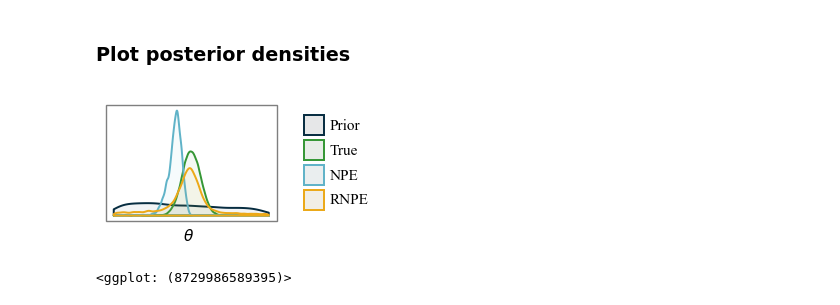
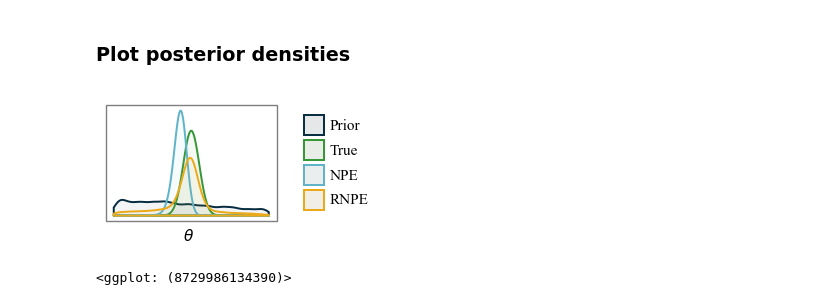
Before and after one commit to danielward27/rnpe, a Jupyter notebook: scripts/plots/plot_basic_example.ipynb, the cells around one changed output. Cells and saved outputs as stored; diff of their text form; code cells hidden in the pictures.

```diff
--- a/scripts/plots/plot_basic_example.ipynb
+++ b/scripts/plots/plot_basic_example.ipynb
@@ -115,30 +115,29 @@ txt = element_text(**font_kwargs)
 # %%
 import jax.numpy as jnp
 lims = jnp.quantile(true_posterior_samps, jnp.array([0.1, 0.9]))
-lims = [lims[0].item() - 1, lims[1].item() + 1]
-# lims = None
+lims = [lims[0].item() - 1.5, lims[1].item() + 1.5]
 # %%
 
 p = (ggplot(posterior_df, aes(x="theta", color="Source", fill="Source")) +
-geom_density(alpha=0.05, size=0.8) +
+geom_density(alpha=0.05, size=0.8, bw=0.1) +
 scale_color_manual(values=[colors[0], colors[3], colors[2], colors[1]]) +
 scale_fill_manual(values=[colors[0], colors[3], colors[2], colors[1]]) +
 theme_bw() +
 xlab(r"$\theta$") +
 xlim(lims) +
 ylab("") +
 theme(
     legend_title=element_blank(),
     text=txt,
     figure_size=(textwidth*0.4, 1.5),
     panel_grid_minor=element_blank(),
     panel_grid_major=element_blank(),
     axis_text=element_blank(),
     axis_ticks=element_blank()
 ))
 
+p.save(f"{results_dir}/plots/basic_example_posterior.png", dpi=400)
 p
-# p.save(f"{results_dir}/plots/basic_example_posterior.png", dpi=400)
 # %% [output]
-[figure, old version]
+[figure, new version]
-<ggplot: (8729986589395)>
+<ggplot: (8729986134390)>
```
Also changed, not shown: 4 other files.
